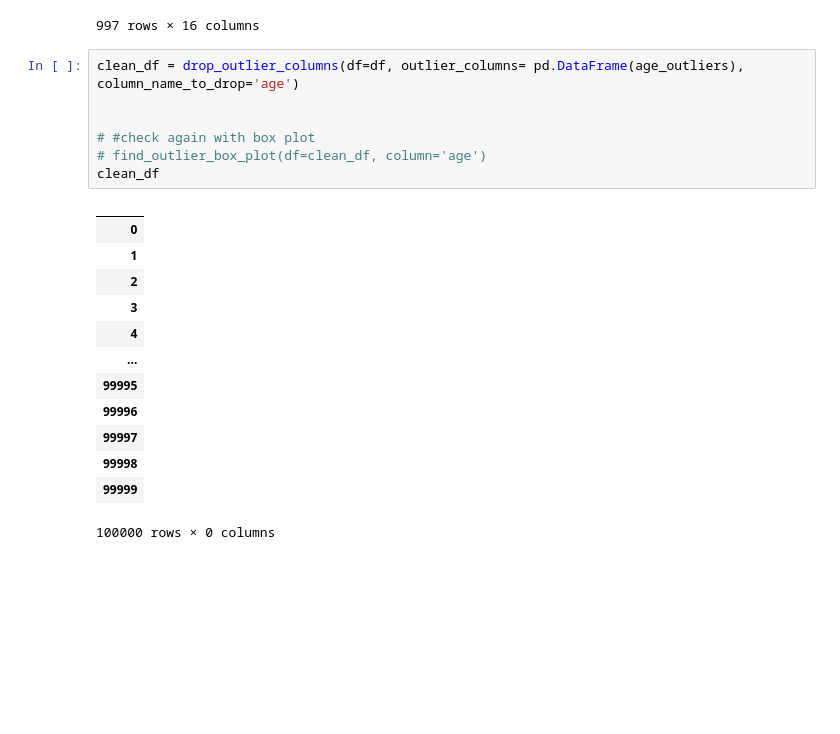
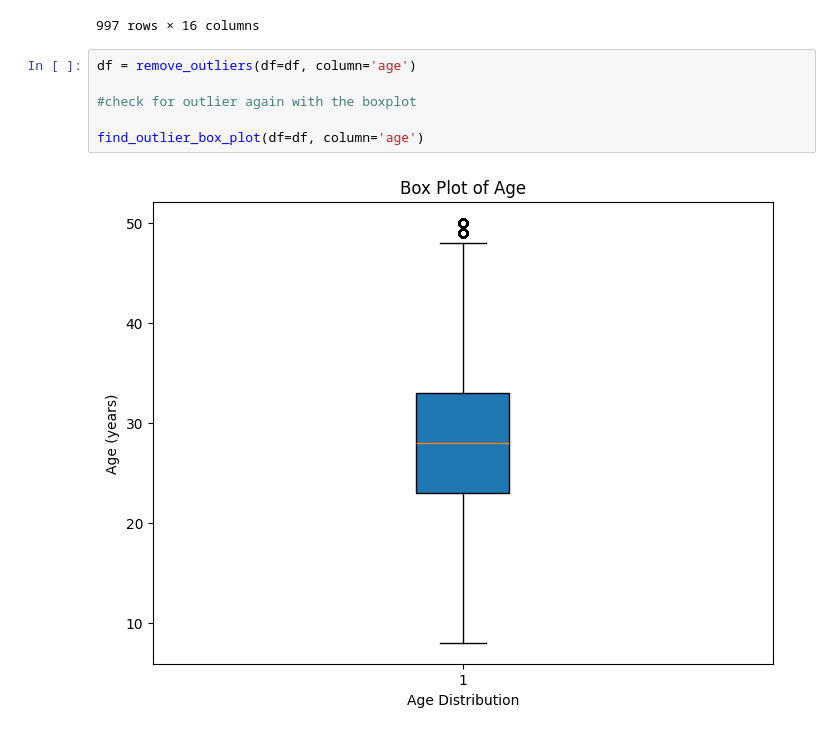
Before and after one commit to melatteshome/e-commerce-data-platform, a Jupyter notebook: notebooks/customer_eda.ipynb, the cells around one changed output. Saved outputs shown, nothing was run; the diff lists cells and outputs as text; blank space fills up the shorter version.

Commit message:
customer cleaned data visualization

```diff
--- a/notebooks/customer_eda.ipynb
+++ b/notebooks/customer_eda.ipynb
@@ -127,23 +127,10 @@ age_outliers
 | 99936 | 92408 | Luis | Tamba | be34ab11-7f7e-4275-846c-955811dcd1de | be34ab11_7f7e_4275_846c_955811dcd... | M | 1973-08-20 | Android | ce7eae08-f07c-47b1-a70b-819d1d3e0309 | ... |
 997 rows × 16 columns
 # %%
-clean_df = drop_outlier_columns(df=df, outlier_columns= pd.DataFrame(age_outliers), column_name_to_drop='age')
+df = remove_outliers(df=df, column='age')
 
+#check for outlier again with the boxplot
 
-# #check again with box plot
-# find_outlier_box_plot(df=clean_df, column='age')
-clean_df
+find_outlier_box_plot(df=df, column='age')
 # %% [output]
-|  |
-| 0 |
-| 1 |
-| 2 |
-| 3 |
-| 4 |
-| ... |
-| 99995 |
-| 99996 |
-| 99997 |
-| 99998 |
-| 99999 |
-100000 rows × 0 columns
+[figure, added]
```
Also changed, not shown: parts of 1 cell of this notebook.
